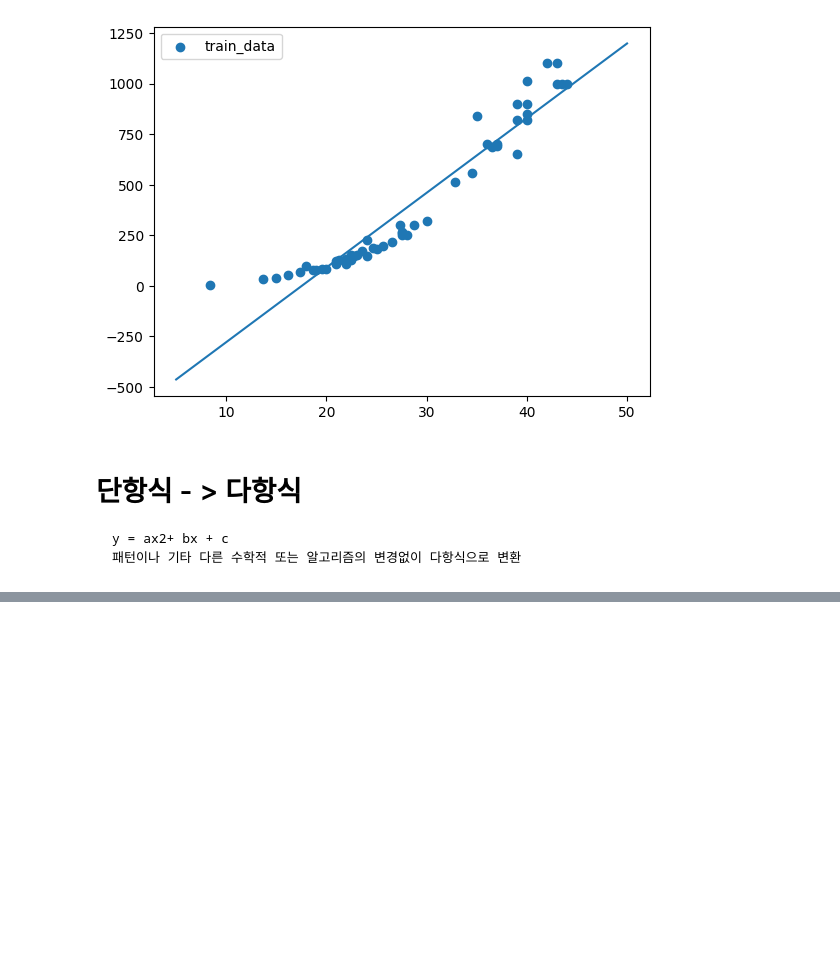
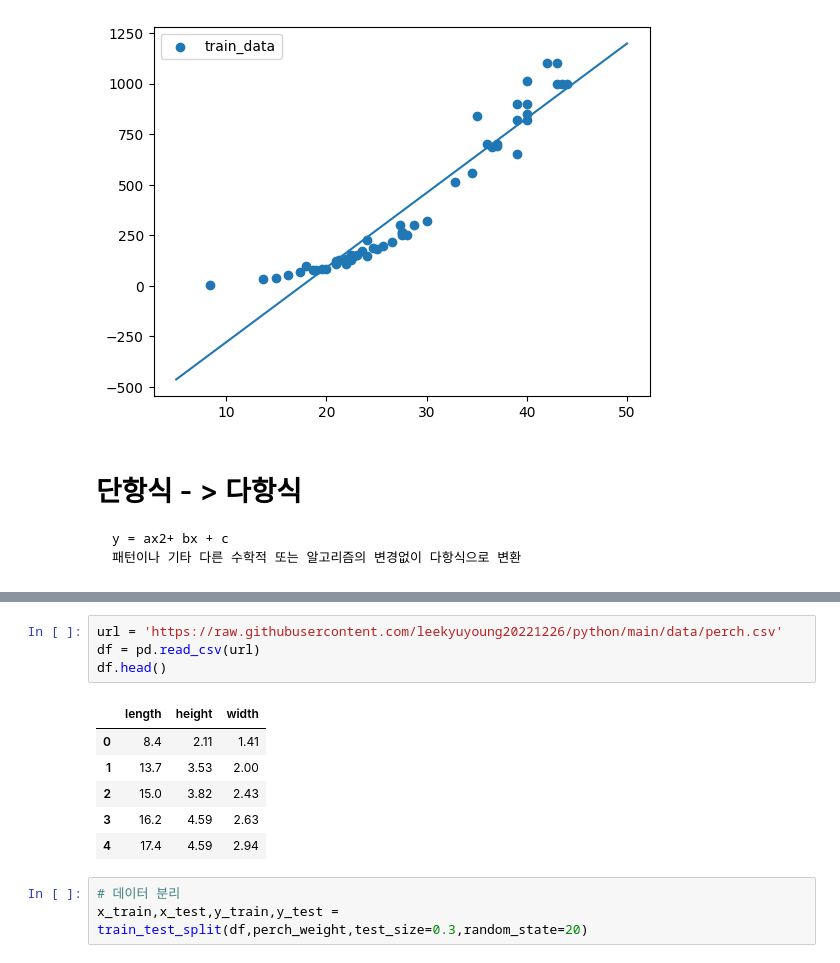
Before and after one commit to leekyuyoung20221226/python, a Jupyter notebook: 머신러닝2_14일차.ipynb, the cells around one changed output, grey strips where cells are left out. Drawn from its saved outputs; the diff is of its cells as text; blank space fills up the shorter version.

```diff
--- a/머신러닝2_14일차.ipynb
+++ b/머신러닝2_14일차.ipynb
@@ -113,0 +176,14 @@ plt.show()
+# %%
+url = 'https://raw.githubusercontent.com/leekyuyoung20221226/python/main/data/perch.csv'
+df = pd.read_csv(url)
+df.head()
+# %% [output]
+|  | length | height | width |
+| 0 | 8.4 | 2.11 | 1.41 |
+| 1 | 13.7 | 3.53 | 2.00 |
+| 2 | 15.0 | 3.82 | 2.43 |
+| 3 | 16.2 | 4.59 | 2.63 |
+| 4 | 17.4 | 4.59 | 2.94 |
+# %%
+# 데이터 분리
+x_train,x_test,y_train,y_test =  train_test_split(df,perch_weight,test_size=0.3,random_state=20)
```
Also changed, not shown: parts of 24 cells of this notebook.
